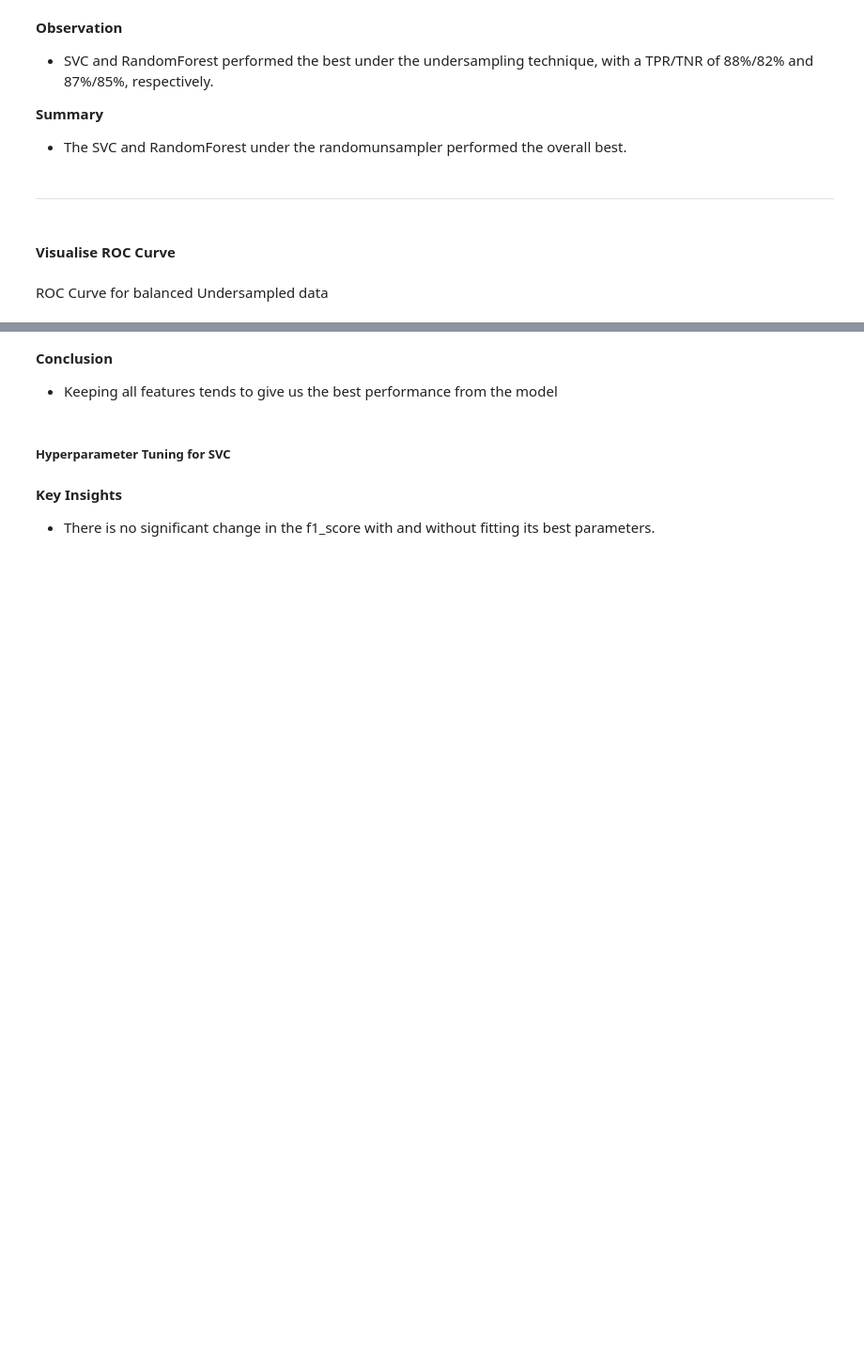
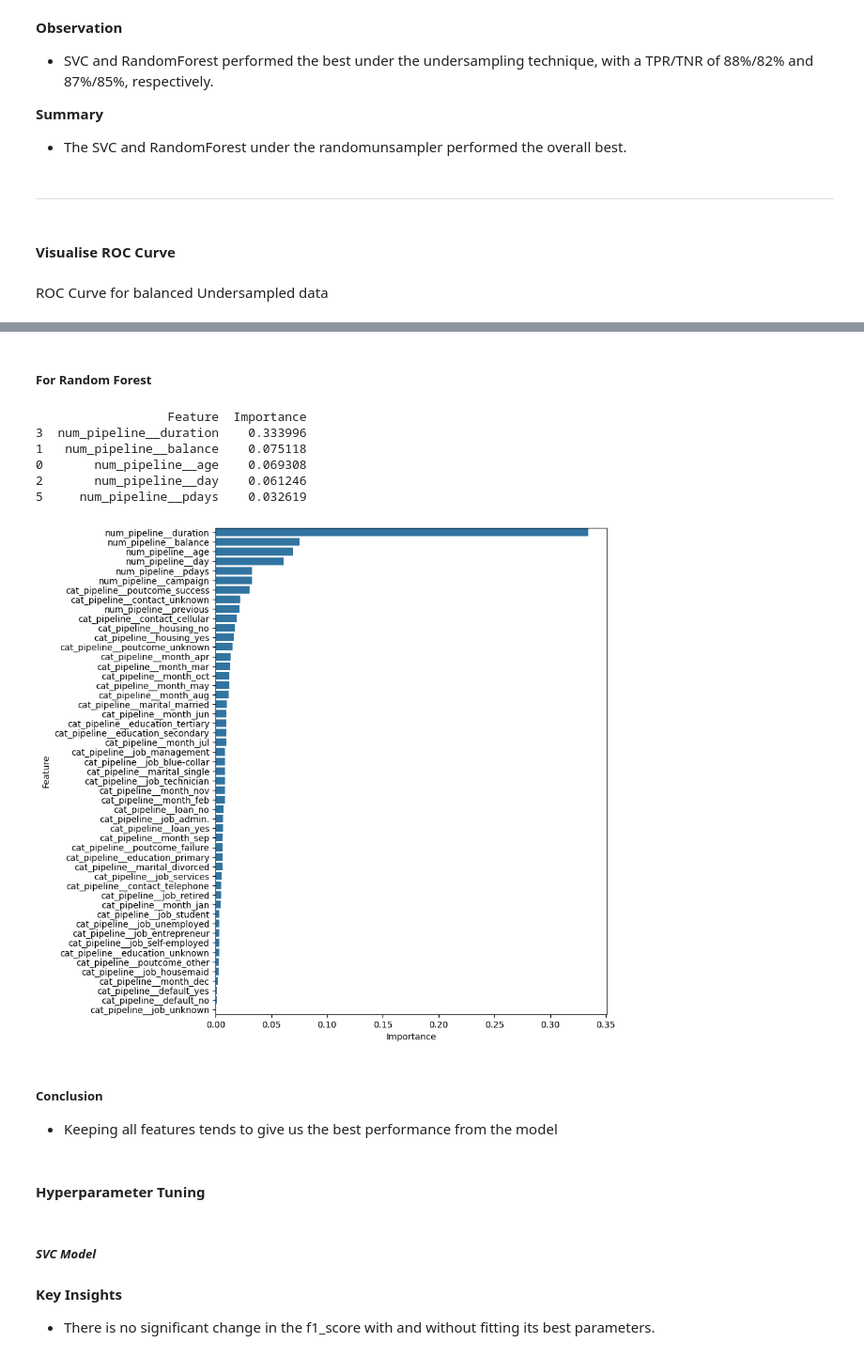
Before and after one commit to Kwamena-A-Yamoah/term-deposit-subscription-prediction, a Jupyter notebook: project.ipynb, the cells around one changed output, grey strips where cells are left out. Shown at 94% size. Drawn from its saved outputs; the diff is of its cells as text; code cells hidden in the pictures; blank space fills up the shorter version.

```diff
--- a/project.ipynb
+++ b/project.ipynb
@@ -1169,6 +1175,44 @@ plt.show()
+# %% [markdown]
+##### For Random Forest
+# %%
+rf_model = balanced_pipeline1['Random Forest']
+
+# Check data columns after pass through pipeline
+feature_columns = rf_model.named_steps['preprocessor'].get_feature_names_out()
+
+# Check importance of features in order (for RandomForest)
+rf_importances = rf_model.named_steps['classifier'].feature_importances_
+
+# Create a DataFrame to hold feature names and their corresponding importance scores
+rf_importance_df = pd.DataFrame({
+    'Feature': feature_columns,
+    'Importance': rf_importances
+})
+
+# Sort the features by importance in descending order
+rf_importance_df.sort_values(by='Importance', ascending=False, inplace=True)
+
+# Display the top features
+print(rf_importance_df.head())
+
+
+# Show graphically
+plt.figure(figsize=(8, 10))
+sns.barplot(x='Importance', y='Feature', data= rf_importance_df)
+plt.show()
+# %% [output]
+                  Feature  Importance
+3  num_pipeline__duration    0.333996
+1   num_pipeline__balance    0.075118
+0       num_pipeline__age    0.069308
+2       num_pipeline__day    0.061246
+5     num_pipeline__pdays    0.032619
+[figure, added]
 # %% [markdown]
-__Conclusion__
+##### __Conclusion__
 - Keeping all features tends to give us the best performance from the model
 # %% [markdown]
-##### Hyperparameter Tuning for SVC
+#### Hyperparameter Tuning
+# %% [markdown]
+##### _SVC Model_
 # %%
```
Also changed, not shown: parts of 38 cells of this notebook, 5 other files.
